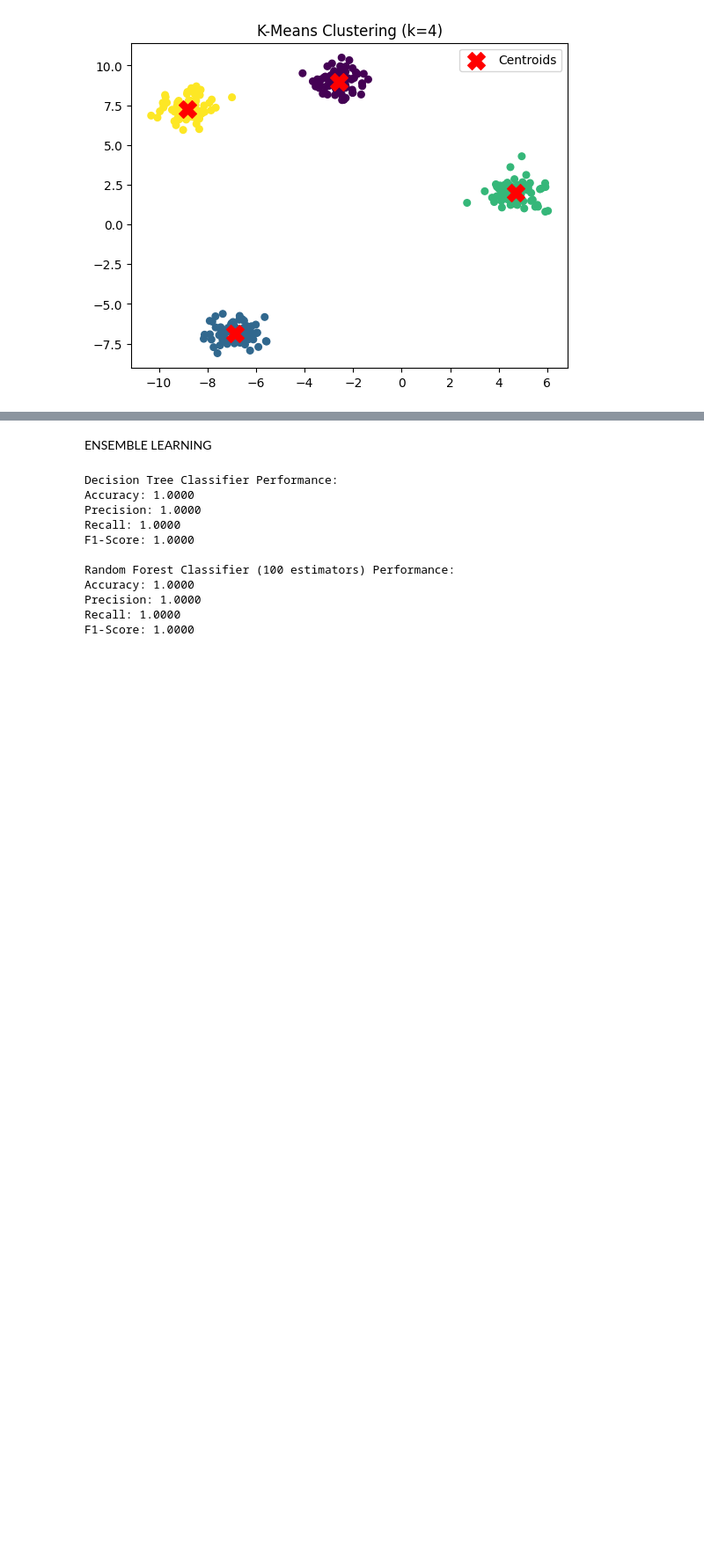
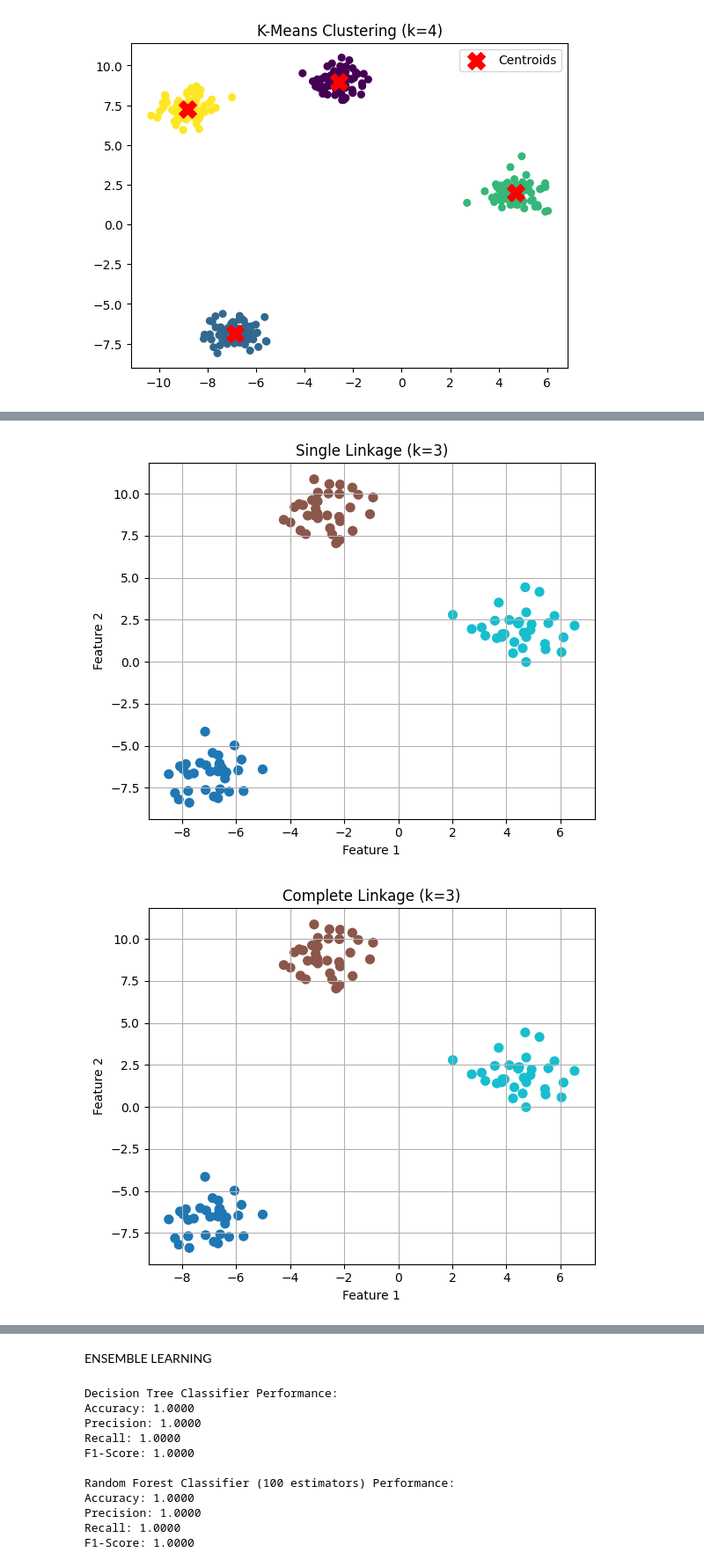
Before and after one commit to Abinaykumar-Patnala/MachineLearning, a Jupyter notebook: ML.ipynb, the cells around one changed output, grey strips where cells are left out. Shown at 88% size. Cells and saved outputs as stored; diff of their text form; code cells hidden in the pictures; blank space fills up the shorter version.

```diff
--- a/ML.ipynb
+++ b/ML.ipynb
@@ -653,0 +714,35 @@ plt.show()
+# %%
+# Implement Types of Linkages
+# Single Linkage
+# Complete Linkage
+# Average Linkage
+# Ward's Linkage
+# Centroid-Linkage
+import numpy as np
+import matplotlib.pyplot as plt
+from scipy.cluster.hierarchy import linkage, fcluster
+from sklearn.datasets import make_blobs
+X, y_true = make_blobs(n_samples=100, centers=3, cluster_std=1.0, random_state=42)
+linkage_methods = {
+    'single': "Single Linkage",
+    'complete': "Complete Linkage",
+    'average': "Average Linkage",
+    'ward': "Ward's Linkage",
+    'centroid': "Centroid Linkage"
+}
+def run_and_plot_clustering(X, method, title, num_clusters=3):
+    Z = linkage(X, method=method)
+    labels = fcluster(Z, t=num_clusters, criterion='maxclust')
+    plt.figure(figsize=(6, 5))
+    plt.scatter(X[:, 0], X[:, 1], c=labels, cmap='tab10', s=50)
+    plt.title(f"{title} (k={num_clusters})")
+    plt.xlabel("Feature 1")
+    plt.ylabel("Feature 2")
+    plt.grid(True)
+    plt.tight_layout()
+    plt.show()
+for method, title in linkage_methods.items():
+    run_and_plot_clustering(X, method, title, num_clusters=3)
+# %% [output]
+[figure, added]
+[figure, added]
```
Also changed, not shown: parts of 4 cells of this notebook.
